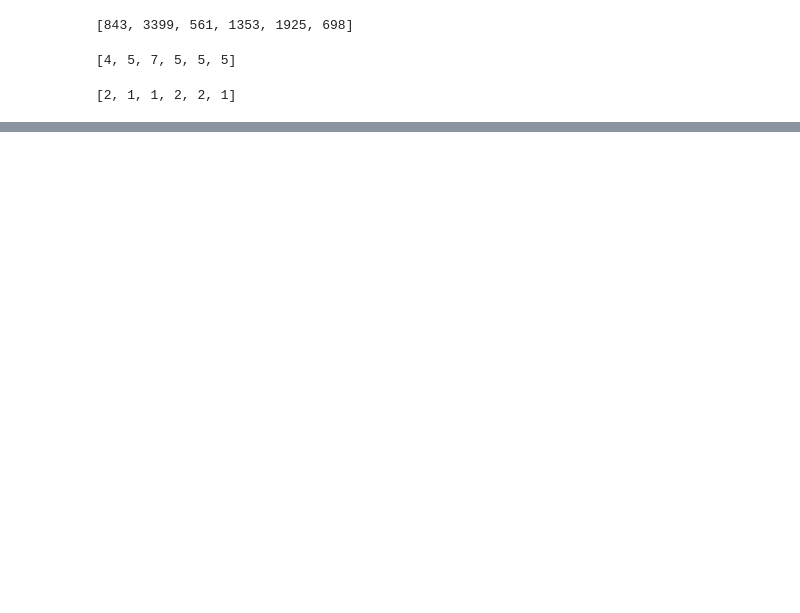
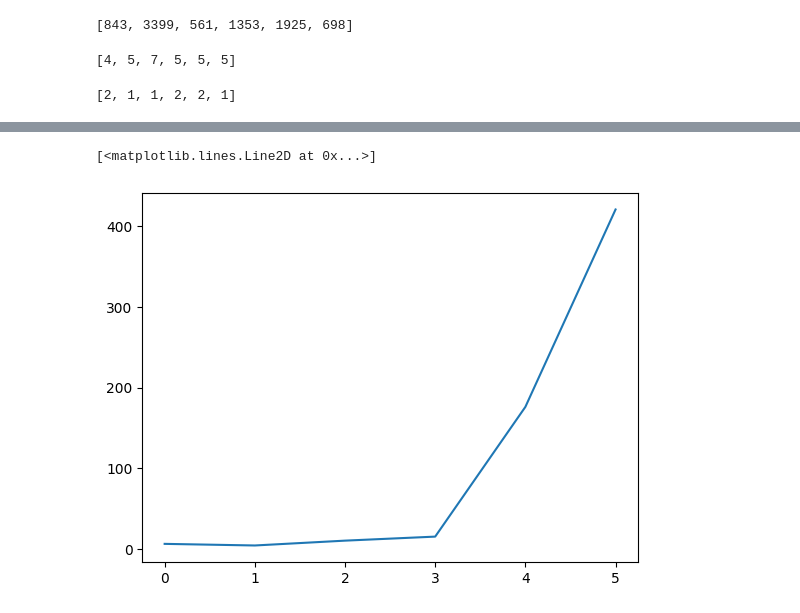
Before and after one commit to kasev/mops, a Jupyter notebook: scripts/exploring-matrices.ipynb, the cells around one changed output, grey strips where cells are left out. Drawn from its saved outputs; the diff is of its cells as text; code cells hidden in the pictures; blank space fills up the shorter version.

```diff
--- a/scripts/exploring-matrices.ipynb
+++ b/scripts/exploring-matrices.ipynb
@@ -123,0 +116,5 @@ position_by_bidecade("Paul", "Apostle")
+# %%
+plt.plot(position_by_bidecade("Paul", "saint"))
+# %% [output]
+[<matplotlib.lines.Line2D at 0x...>]
+[figure, added]
```
Also changed, not shown: parts of 13 cells of this notebook.
